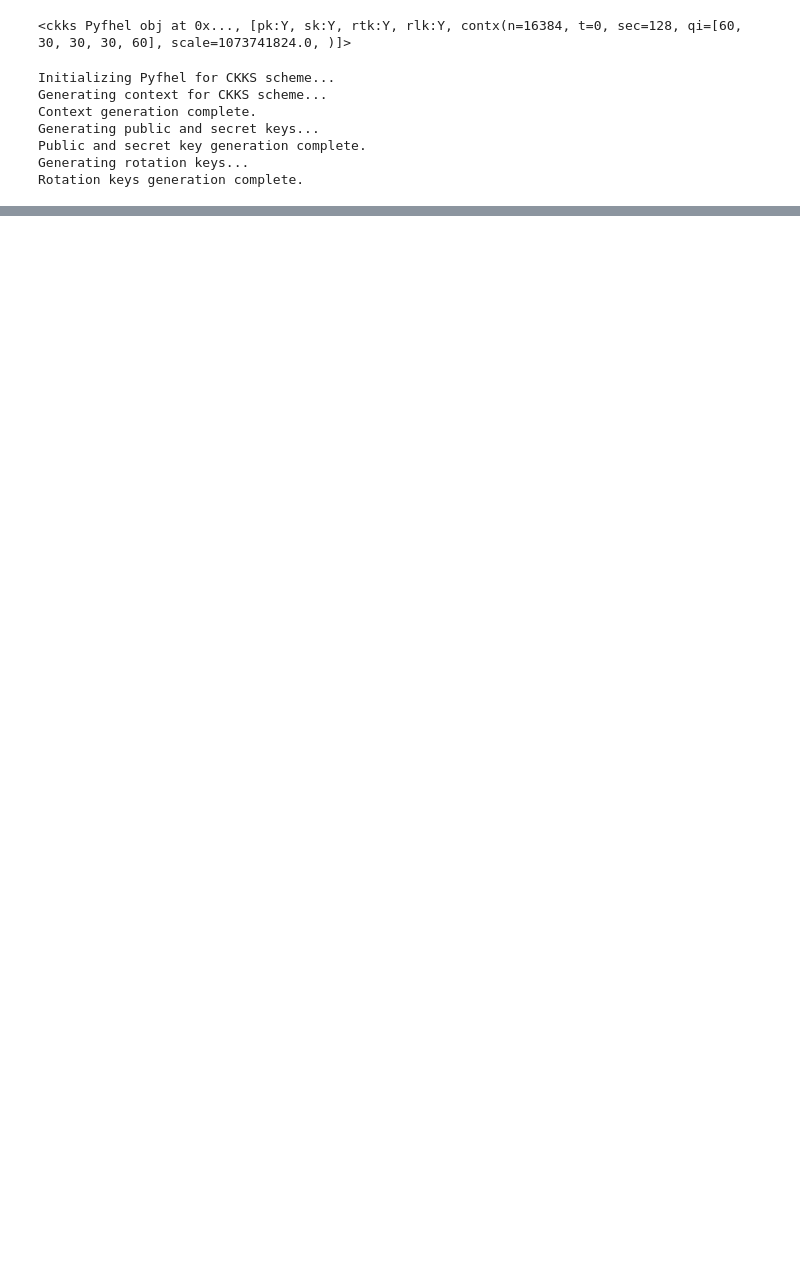
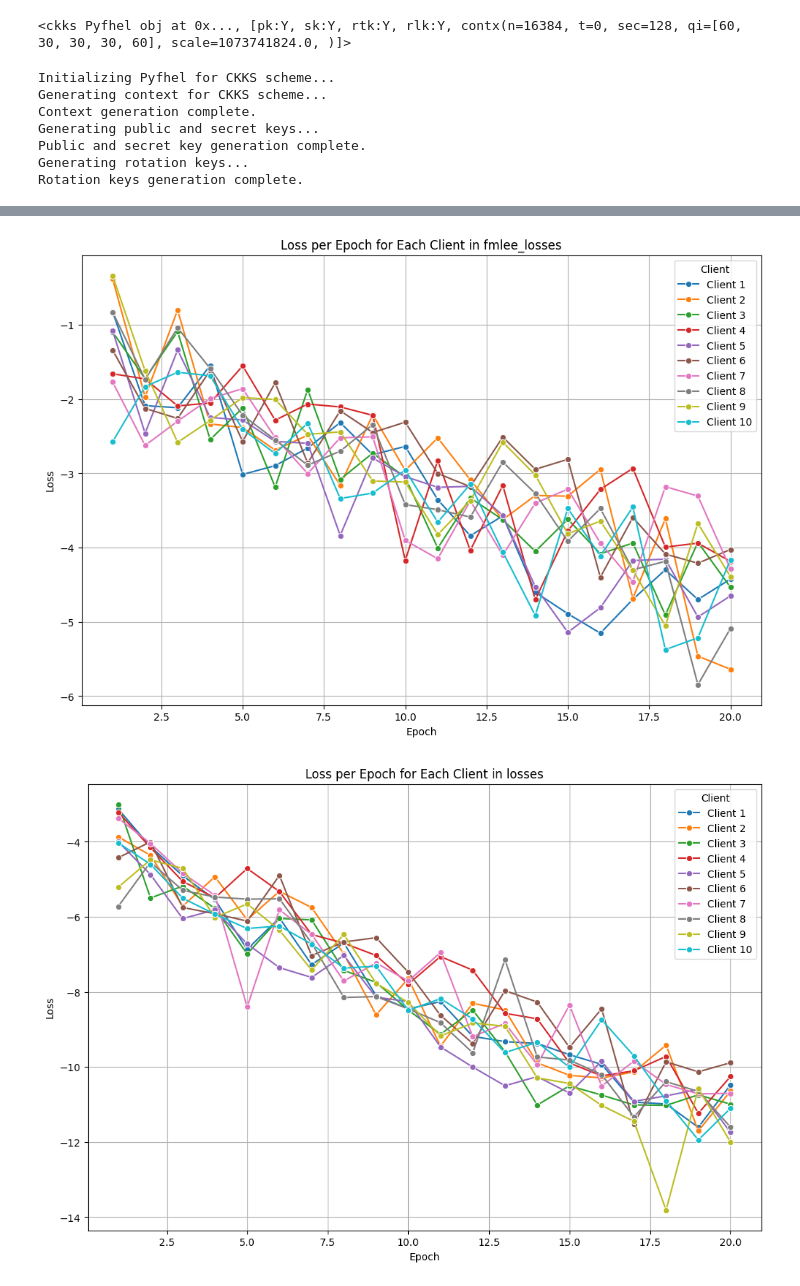
Before and after one commit to destx0/fmd, a Jupyter notebook: m.ipynb, the cells around one changed output, grey strips where cells are left out. Drawn from its saved outputs; the diff is of its cells as text; code cells hidden in the pictures; blank space fills up the shorter version.

```diff
--- a/m.ipynb
+++ b/m.ipynb
@@ -683,3 +1053,51 @@ for r in tqdm(range(epochs)):
+# %%
+n_clients = len(fmlee_losses)
+epochs = len(fmlee_losses[0])
+
+# Prepare data for fmlee_losses plotting
+fmlee_data = {"Epoch": [], "Loss": [], "Client": []}
+
+for i in range(n_clients):
+    for j in range(epochs):
+        fmlee_data["Epoch"].append(j + 1)
+        fmlee_data["Loss"].append(fmlee_losses[i][j])
+        fmlee_data["Client"].append(f"Client {i + 1}")
+
+# Prepare data for losses plotting
+loss_data = {"Epoch": [], "Loss": [], "Client": []}
+
+for i in range(n_clients):
+    for j in range(epochs):
+        loss_data["Epoch"].append(j + 1)
+        loss_data["Loss"].append(losses[i][j])
+        loss_data["Client"].append(f"Client {i + 1}")
+
+# Convert to DataFrames
+df_fmlee = pd.DataFrame(fmlee_data)
+df_loss = pd.DataFrame(loss_data)
+
+# Plotting fmlee_losses
+plt.figure(figsize=(12, 8))
+sns.lineplot(data=df_fmlee, x="Epoch", y="Loss", hue="Client", marker="o")
+plt.title("Loss per Epoch for Each Client in fmlee_losses")
+plt.xlabel("Epoch")
+plt.ylabel("Loss")
+plt.legend(title="Client")
+plt.grid(True)
+plt.show()
+
+# Plotting losses
+plt.figure(figsize=(12, 8))
+sns.lineplot(data=df_loss, x="Epoch", y="Loss", hue="Client", marker="o")
+plt.title("Loss per Epoch for Each Client in losses")
+plt.xlabel("Epoch")
+plt.ylabel("Loss")
+plt.legend(title="Client")
+plt.grid(True)
+plt.show()
+# %% [output]
+[figure, added]
+[figure, added]
 # %%
 import tensorflow as tf
 from tensorflow.keras.applications import MobileNetV2
```
Also changed, not shown: parts of 19 cells of this notebook.
